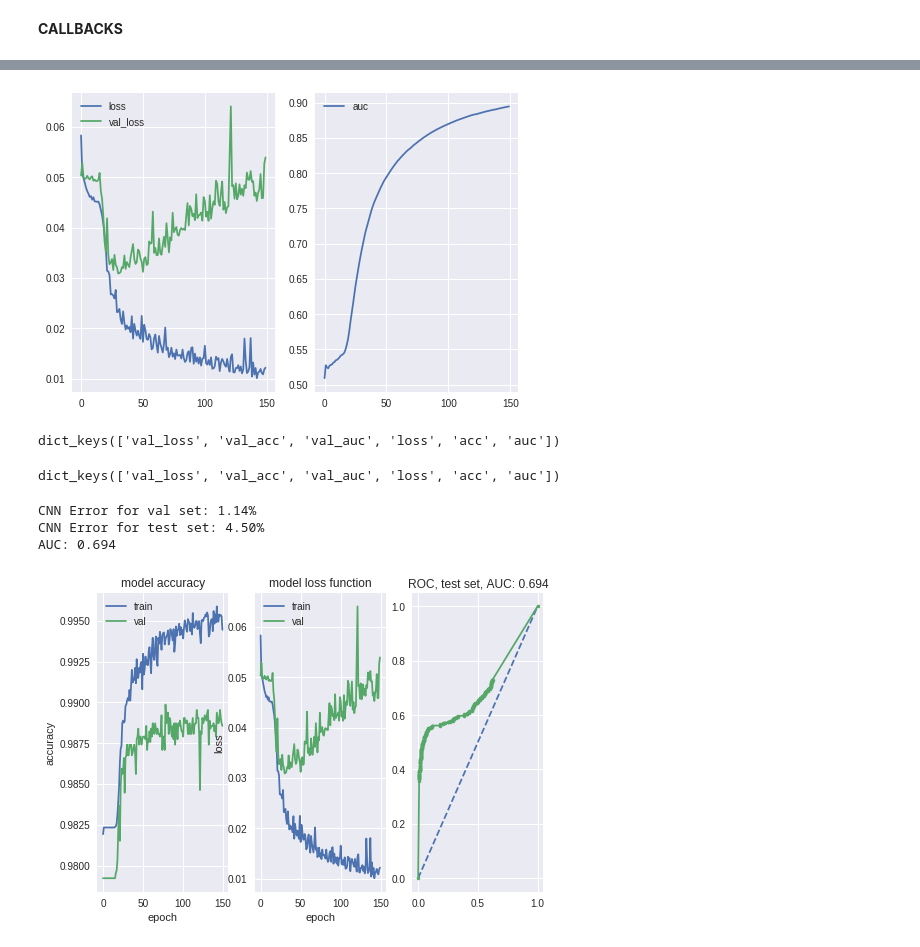
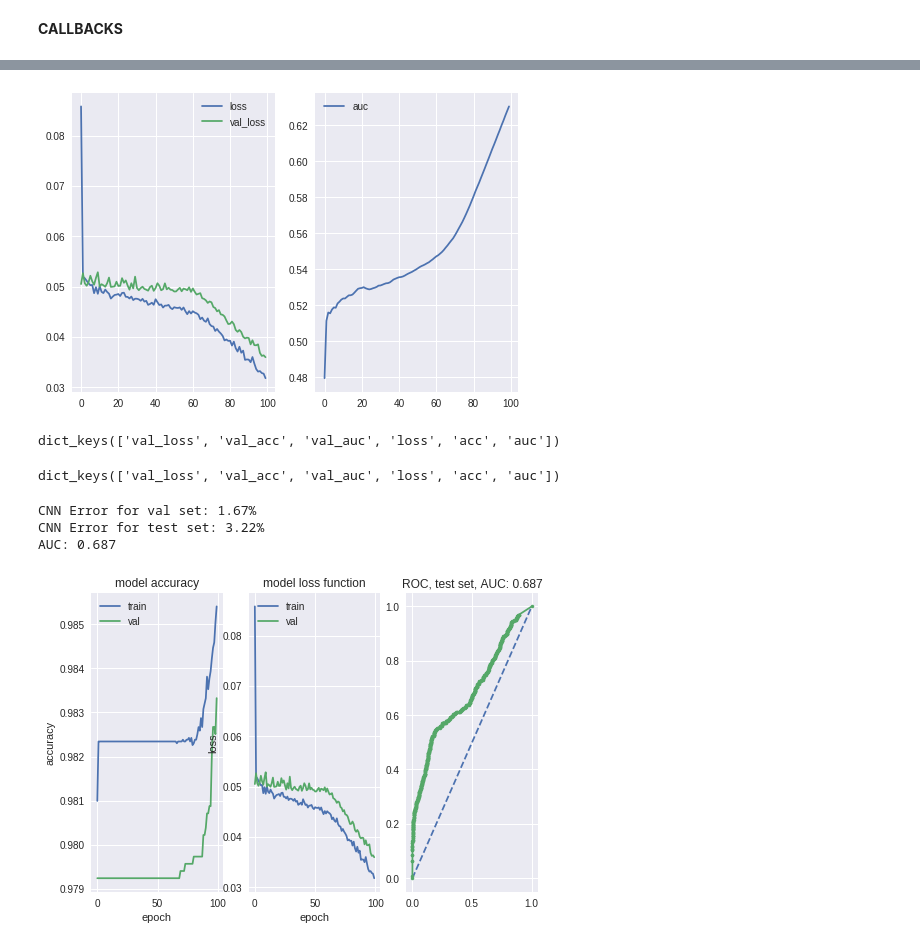
Before and after one commit to hannape/CNN-pierwsze-podejscie, a Jupyter notebook: cnn_ES_val.ipynb, the cells around one changed output, grey strips where cells are left out. Cells and saved outputs as stored; diff of their text form; code cells hidden in the pictures.

Commit message:
training_100e_0001_adam_w1_99.log AUC = 68,7%

```diff
--- a/cnn_ES_val.ipynb
+++ b/cnn_ES_val.ipynb
@@ -102,7 +102,7 @@ def binary_crossentropy_weigted(y_true, y_pred, class_weights):
 	return loss
 
 my_scorer = make_scorer(my_score,greater_is_better=False, needs_threshold=False,**score_params)  ## scoring for gridsearchCV
-custom_loss = wrapped_partial(binary_crossentropy_weigted, class_weights=np.array([0.02, 0.98])) ## scoring for model.compile
+custom_loss = wrapped_partial(binary_crossentropy_weigted, class_weights=np.array([0.01, 0.99])) ## scoring for model.compile
 
 
 ## AUC METRIC
@@ -130,7 +130,7 @@ def make_model_modified(): #(dense_layer_sizes,filters, kernel_size,pool_size,lr
     filters=10
     kernel_size=(3,3)
     pool_size= (2,2)
-    lr=0.001
+    lr=0.0001
     drop_out = 0.5
 
     model = Sequential()
@@ -275,12 +275,12 @@ import math
 keras.callbacks.CSVLogger('', separator=',', append=False)
 
 #lrate = LearningRateScheduler(step_decay)
-  csv_logger = CSVLogger('drive/My Drive/przebiegi/training_150e_001_adam.log')
+csv_logger = CSVLogger('drive/My Drive/przebiegi/training_100e_0001_adam_w1_99.log')
 #es = EarlyStopping(monitor='val_loss', min_delta=0.001, patience=30, mode='max', baseline=None, restore_best_weights=True)
 
 
 y_frame = pd.DataFrame(y_train, index=index)
-grid_result = my_model.fit(X_train, y_frame, batch_size = 32, callbacks=[plot_losses, csv_logger, histories], epochs=150,validation_data=(X_val, y_val), verbose = 2) #, class_weight = c_w)
+grid_result = my_model.fit(X_train, y_frame, batch_size = 32, callbacks=[plot_losses, csv_logger, histories], epochs=100,validation_data=(X_val, y_val), verbose = 2) #, class_weight = c_w)
 # [es, plot_losses, lrate, csv_logger, histories]
 c = grid_result.history.keys()
 print(grid_result.history.keys())
@@ -292,4 +292,4 @@ print(grid_result.history.keys())
-[figure, old version]
+[figure, new version]
 dict_keys(['val_loss', 'val_acc', 'val_auc', 'loss', 'acc', 'auc'])
 # %%
 c = grid_result.history.keys()
@@ -343,10 +343,10 @@ pyplot.plot(fpr, tpr, marker='.')
 plt.title('ROC, test set, AUC: %.3f' % auc)
 pyplot.show()
 # %% [output]
-CNN Error for val set: 1.14%
-CNN Error for test set: 4.50%
-AUC: 0.694
+CNN Error for val set: 1.67%
+CNN Error for test set: 3.22%
+AUC: 0.687
-[figure, old version]
+[figure, new version]
 # %%
 #@title
 # calculate AUC of final model on a test set
```
Also changed, not shown: parts of 2 cells of this notebook.
